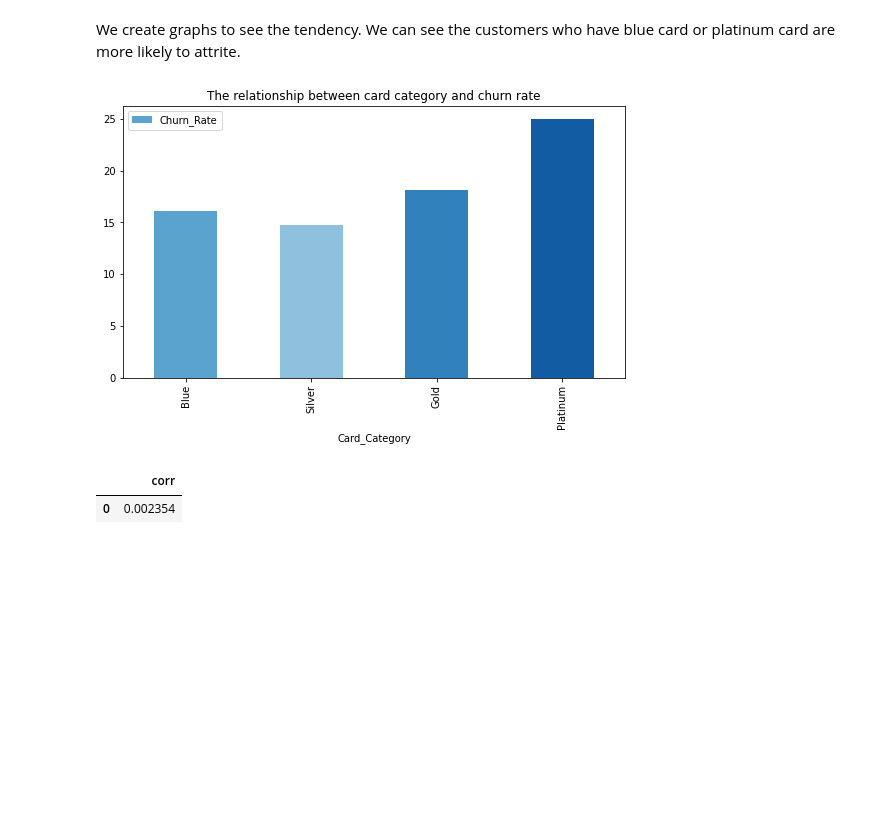
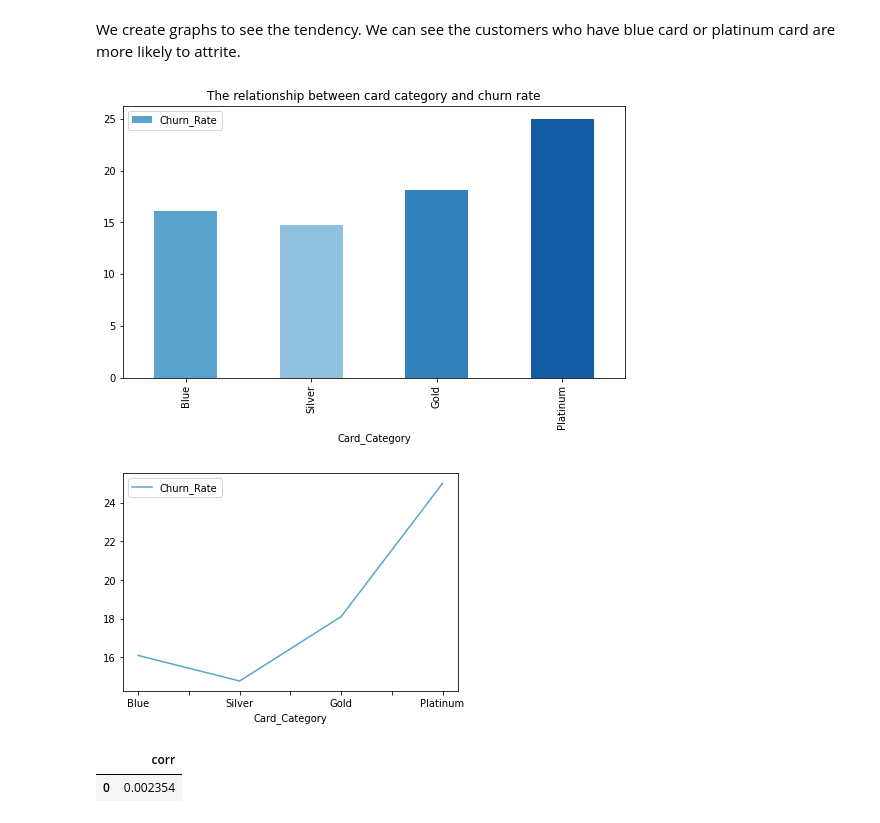
Before and after one commit to zhouchun0105/credit-card-churners, a Jupyter notebook: SUBMIT_creditcard_churners_team1.ipynb, the cells around one changed output. Saved outputs shown, nothing was run; the diff lists cells and outputs as text; code cells hidden in the pictures; blank space fills up the shorter version.

```diff
--- a/SUBMIT_creditcard_churners_team1.ipynb
+++ b/SUBMIT_creditcard_churners_team1.ipynb
@@ -366,8 +346,10 @@ We create graphs to see the tendency. We can see the customers who have blue car
 # %%
 Card_impact.plot(title = 'The relationship between card category and churn rate',kind='bar', x='Card_Category', y='Churn_Rate',
                  color = ['#5ba3cf','#8fc1de','#3181bd','#125ca4'], figsize=(9, 5));
+Card_impact.plot(kind='line', x='Card_Category', y='Churn_Rate',color = '#5ba3cf');
 # %% [output]
 [figure]
+[figure, added]
 # %%
 %%bigquery --project=ba775-team-project
 SELECT ((SUM(cards * attrition_flag)-(SUM(cards) * SUM(attrition_flag)) / COUNT(*)))
```
Also changed, not shown: parts of 13 cells of this notebook.
